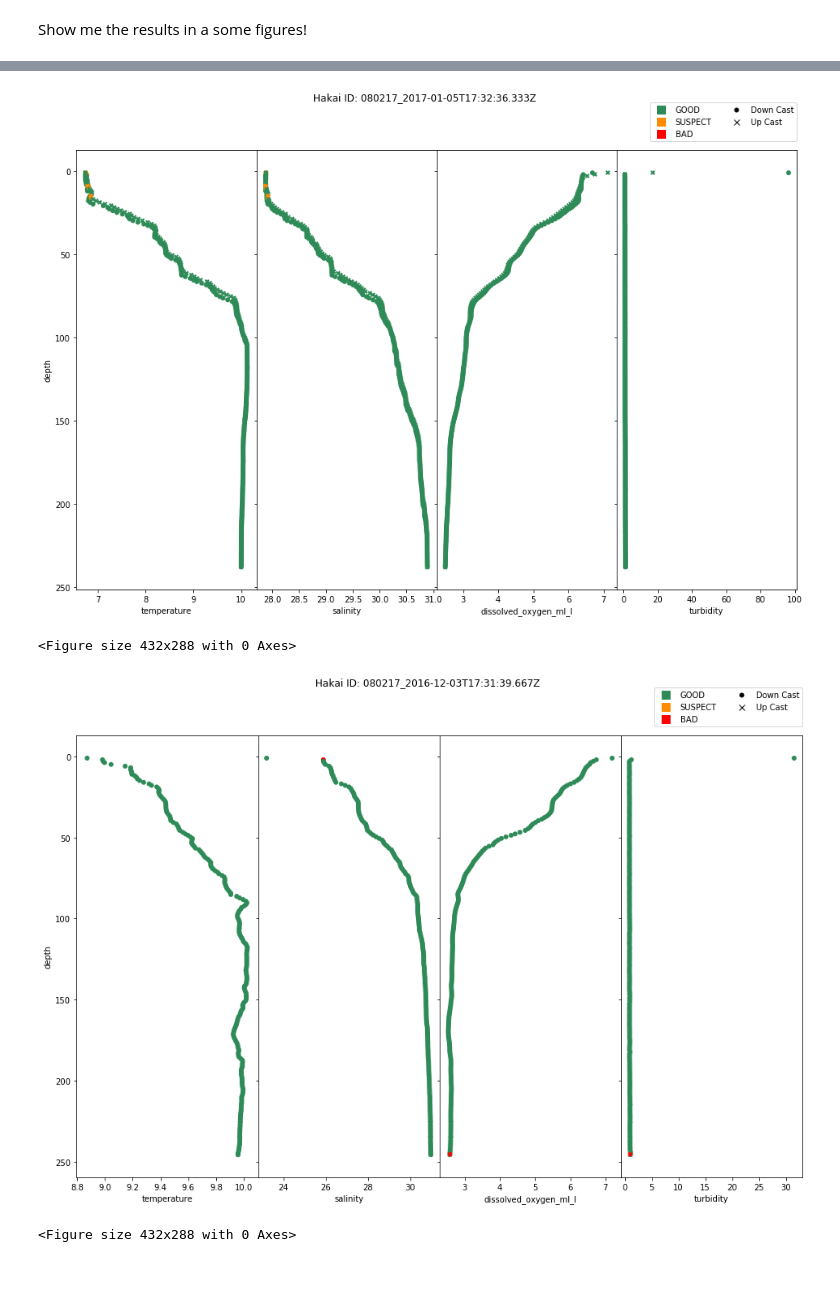
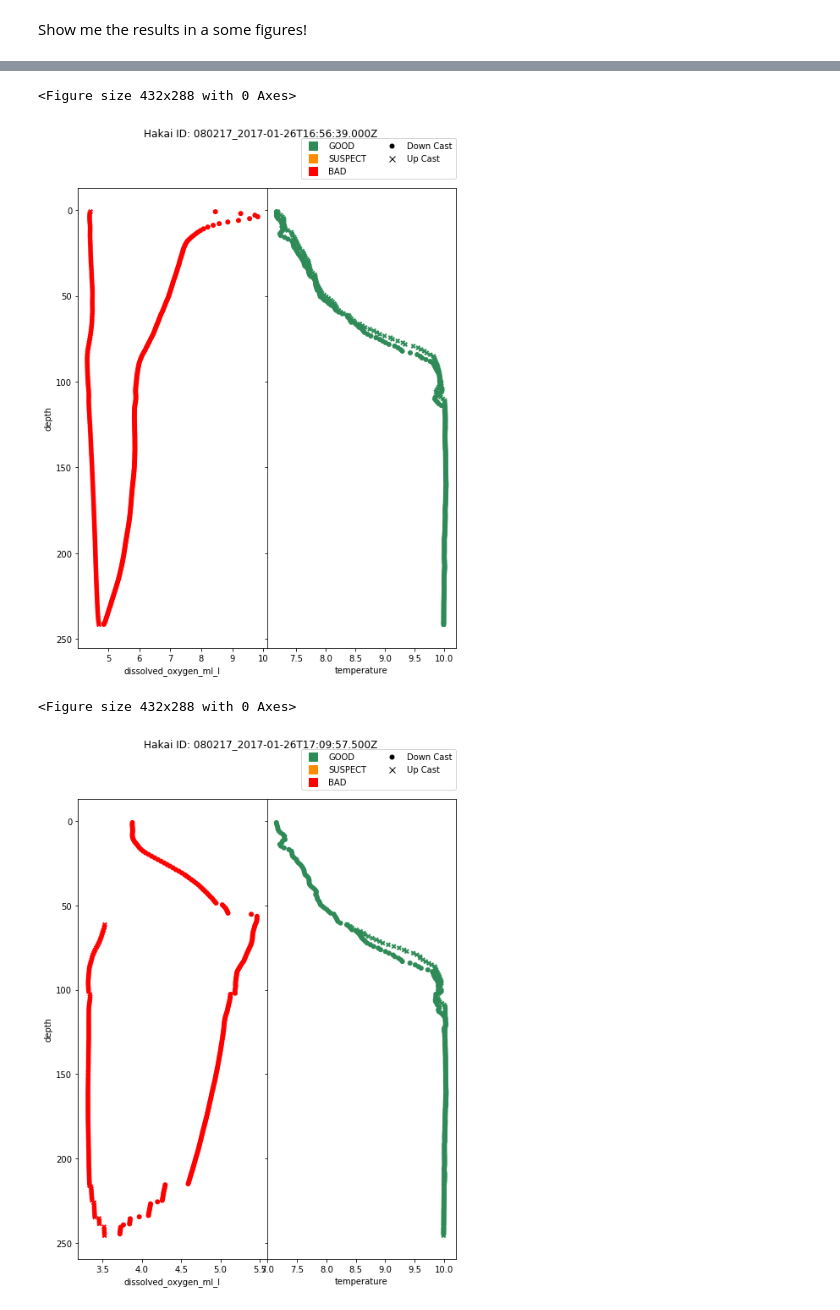
Before and after one commit to HakaiInstitute/hakai-ctd-qc, a Jupyter notebook: review-hakai-tests.ipynb, the cells around one changed output, grey strips where cells are left out. Drawn from its saved outputs; the diff is of its cells as text; code cells hidden in the pictures; blank space fills up the shorter version.

```diff
--- a/review-hakai-tests.ipynb
+++ b/review-hakai-tests.ipynb
@@ -41,10 +41,12 @@ hakai_stations = hakai_qc.get.hakai_stations()
 Now, let's get some data from the Hakai CTD Processed Data Database
 # %%
 # Get Hakai CTD Data Download through the API
+station = 'QU39'
+
 variable_lists = hakai_qc.get.hakai_api_selected_variables()
 
 # Let's just get the data from QU39
-filterUrl = 'station=QU39&status!=MISCAST&limit=-1'+'&fields='+','.join(variable_lists)
+filterUrl = 'station='+station+'&status!=MISCAST&limit=-1'+'&fields='+','.join(variable_lists)
 #filterUrl = 'station=QU39&status!=MISCAST&limit=-1'+fields
 df, url = hakai_qc.get.hakai_ctd_data(filterUrl)
 print(str(len(df))+' records found')
@@ -90,6 +92,10 @@ qc_config['flc']= {'qartod': {
                         "aggregate": {}
                         }
                    }
+
+target = {'target_range':[1000]}
+qc_config['position']['qartod']['location_test'].update(target)
+
 # Show the QC config in a nice looking table
 hakai_qc.get.config_as_dataframe(qc_config)
 # %% [output]
@@ -170,7 +177,7 @@ Let's filter all the data that actually got flagged and keep only the downcast.
 # %%
 # Get Variables to plot (first line gives a list of a the variables that are tested, the second overwrite the first if you want to look into one or few specific variables)
 variables_to_plot = set(qc_config.keys())-{'position','depth','pressure','sigma0'}
-variables_to_plot = ["temperature","salinity","dissolved_oxygen_ml_l","turbidity"]
+variables_to_plot = ["dissolved_oxygen_ml_l","temperature"]
 
 # Review Flagged data (let's look at only the downcast)
 flag_columns = [var+'_qartod_aggregate' for var in variables_to_plot]
@@ -185,5 +192,5 @@ print(str(len(flagged_hakai_id))+' profiles were flagged')
 Show me the results in a some figures!
 # %%
 # Now let's plot the flagged data
-hakai_qc.get.flag_result_plot(df,variables_to_plot,flagged_hakai_id[:10])
+hakai_qc.get.flag_result_plot(df,variables_to_plot,flagged_hakai_id[:20])
 # %% [output]
@@ -201,4 +217,4 @@ hakai_qc.get.flag_result_plot(df,variables_to_plot,flagged_hakai_id[:10])
+<Figure size 432x288 with 0 Axes>
-[figure, old version]
+[figure, new version]
-<Figure size 432x288 with 0 Axes>
+<Figure size 432x288 with 0 Axes>
-[figure, old version]
+[figure, new version]
-<Figure size 432x288 with 0 Axes>
```
Also changed, not shown: parts of 7 cells of this notebook.
